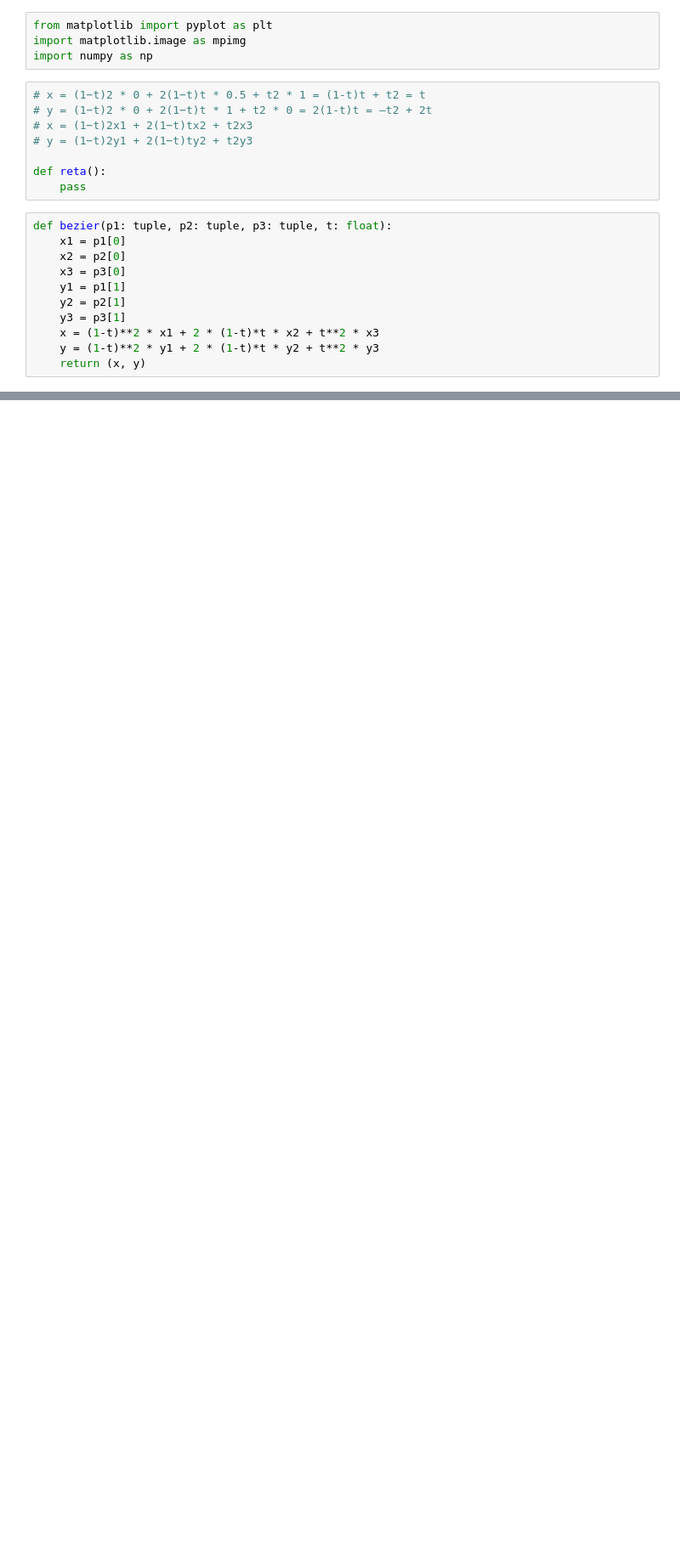
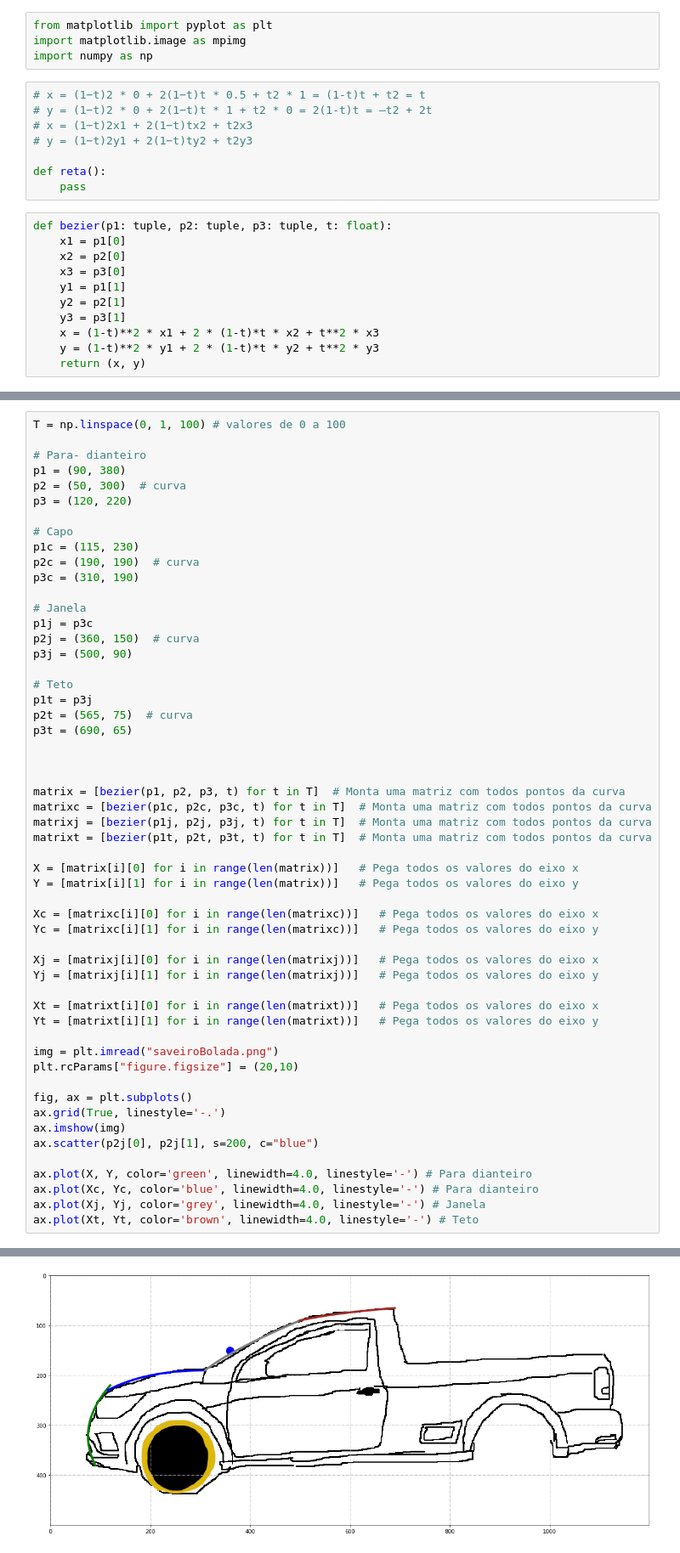
Before and after one commit to BCC-Allan/Carro_grafico, a Jupyter notebook: bezier.ipynb, the cells around one changed output, grey strips where cells are left out. Shown: that part at 85% size. Saved outputs shown, nothing was run; the diff lists cells and outputs as text; blank space fills up the shorter version.

Commit message:
Reta + curva1, amar nao vale a pena

```diff
--- a/bezier.ipynb
+++ b/bezier.ipynb
@@ -47,0 +24,55 @@ ax.plot(X, Y,test,test2, color='orange', linewidth=4.0, linestyle='-')
+# %%
+T = np.linspace(0, 1, 100) # valores de 0 a 100
+
+# Para- dianteiro
+p1 = (90, 380)
+p2 = (50, 300)  # curva
+p3 = (120, 220)
+
+# Capo
+p1c = (115, 230)
+p2c = (190, 190)  # curva
+p3c = (310, 190)
+
+# Janela
+p1j = p3c
+p2j = (360, 150)  # curva
+p3j = (500, 90)
+
+# Teto
+p1t = p3j
+p2t = (565, 75)  # curva
+p3t = (690, 65)
+
+
+
+matrix = [bezier(p1, p2, p3, t) for t in T]  # Monta uma matriz com todos pontos da curva
+matrixc = [bezier(p1c, p2c, p3c, t) for t in T]  # Monta uma matriz com todos pontos da curva
+matrixj = [bezier(p1j, p2j, p3j, t) for t in T]  # Monta uma matriz com todos pontos da curva
+matrixt = [bezier(p1t, p2t, p3t, t) for t in T]  # Monta uma matriz com todos pontos da curva
+
+X = [matrix[i][0] for i in range(len(matrix))]   # Pega todos os valores do eixo x
+Y = [matrix[i][1] for i in range(len(matrix))]   # Pega todos os valores do eixo y
+
+Xc = [matrixc[i][0] for i in range(len(matrixc))]   # Pega todos os valores do eixo x
+Yc = [matrixc[i][1] for i in range(len(matrixc))]   # Pega todos os valores do eixo y
+
+Xj = [matrixj[i][0] for i in range(len(matrixj))]   # Pega todos os valores do eixo x
+Yj = [matrixj[i][1] for i in range(len(matrixj))]   # Pega todos os valores do eixo y
+
+Xt = [matrixt[i][0] for i in range(len(matrixt))]   # Pega todos os valores do eixo x
+Yt = [matrixt[i][1] for i in range(len(matrixt))]   # Pega todos os valores do eixo y
+
+img = plt.imread("saveiroBolada.png")
+plt.rcParams["figure.figsize"] = (20,10)
+
+fig, ax = plt.subplots()
+ax.grid(True, linestyle='-.')
+ax.imshow(img)
+ax.scatter(p2j[0], p2j[1], s=200, c="blue")
+
+ax.plot(X, Y, color='green', linewidth=4.0, linestyle='-') # Para dianteiro
+ax.plot(Xc, Yc, color='blue', linewidth=4.0, linestyle='-') # Para dianteiro
+ax.plot(Xj, Yj, color='grey', linewidth=4.0, linestyle='-') # Janela
+ax.plot(Xt, Yt, color='brown', linewidth=4.0, linestyle='-') # Teto
+# %% [output]
@@ -47,0 +80 @@ ax.plot(X, Y,test,test2, color='orange', linewidth=4.0, linestyle='-')
+[figure, added]
```
Also changed, not shown: parts of 2 cells of this notebook.
